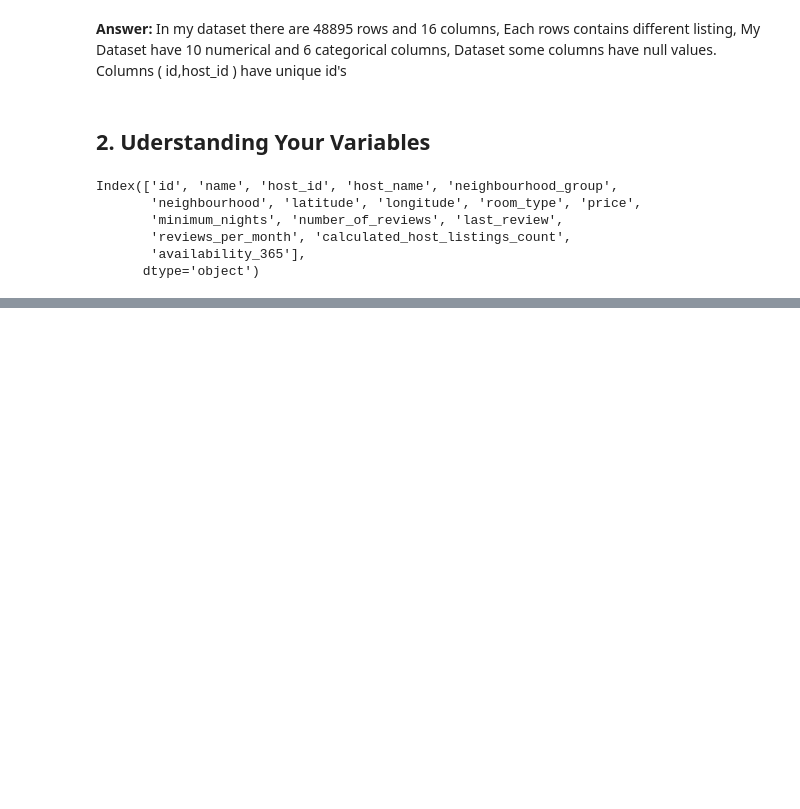
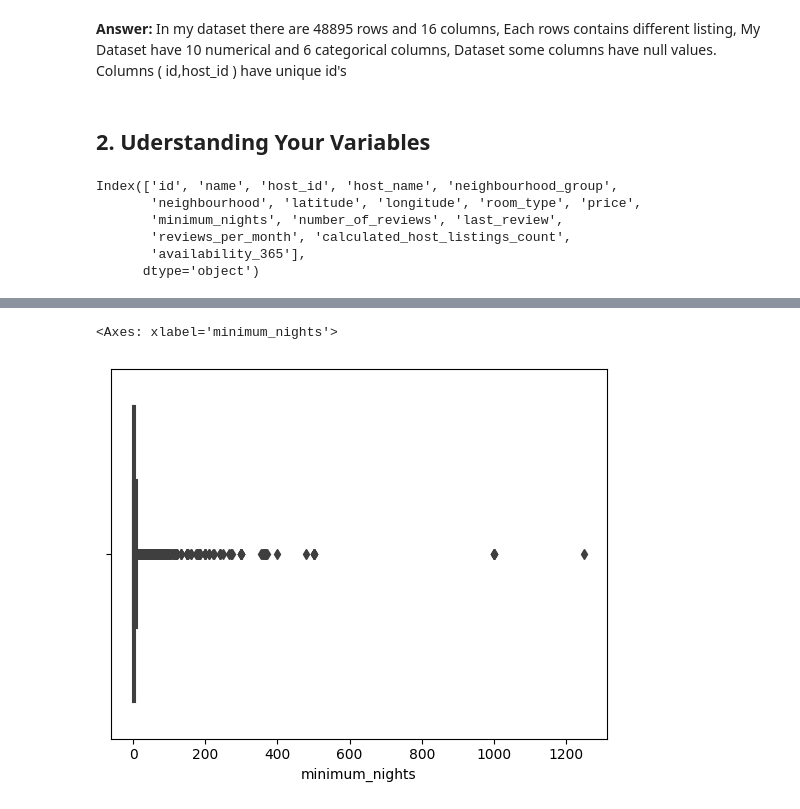
Before and after one commit to David-Kumawat/Capstone_Project-AirBnb_Bookings_Analysis, a Jupyter notebook: Capstone_EDA_Project_AirBnb_Bookings_Analysis.ipynb, the cells around one changed output, grey strips where cells are left out. Saved outputs shown, nothing was run; the diff lists cells and outputs as text; code cells hidden in the pictures; blank space fills up the shorter version.

```diff
--- a/Capstone_EDA_Project_AirBnb_Bookings_Analysis.ipynb
+++ b/Capstone_EDA_Project_AirBnb_Bookings_Analysis.ipynb
@@ -148,0 +212,4 @@ df.describe()
+# %%
+# Columns like name, host_name, last_review are not important columns. therefore I am droping these columns
+
+df.drop(['name','host_name','last_review'],axis=1,inplace=True)
@@ -148,0 +229,4 @@ df.describe()
+# %%
+# Replacing all null values with zero
+
+df.replace(np.NaN,0,inplace=True)
@@ -148,0 +266,4 @@ df.describe()
+# %%
+# The price column having zero which not appropriate. Therefore I am keeping only thoese obeservation which are not having any zero value in price column
+
+df = df[df['price']>0]
@@ -148,0 +284,9 @@ df.describe()
+# %%
+# Making a copy of dataframe
+
+new_df = df.copy()
+# %%
+sns.boxplot(x = new_df['minimum_nights'])
+# %% [output]
+<Axes: xlabel='minimum_nights'>
+[figure, added]
```
Also changed, not shown: parts of 17 cells of this notebook.
